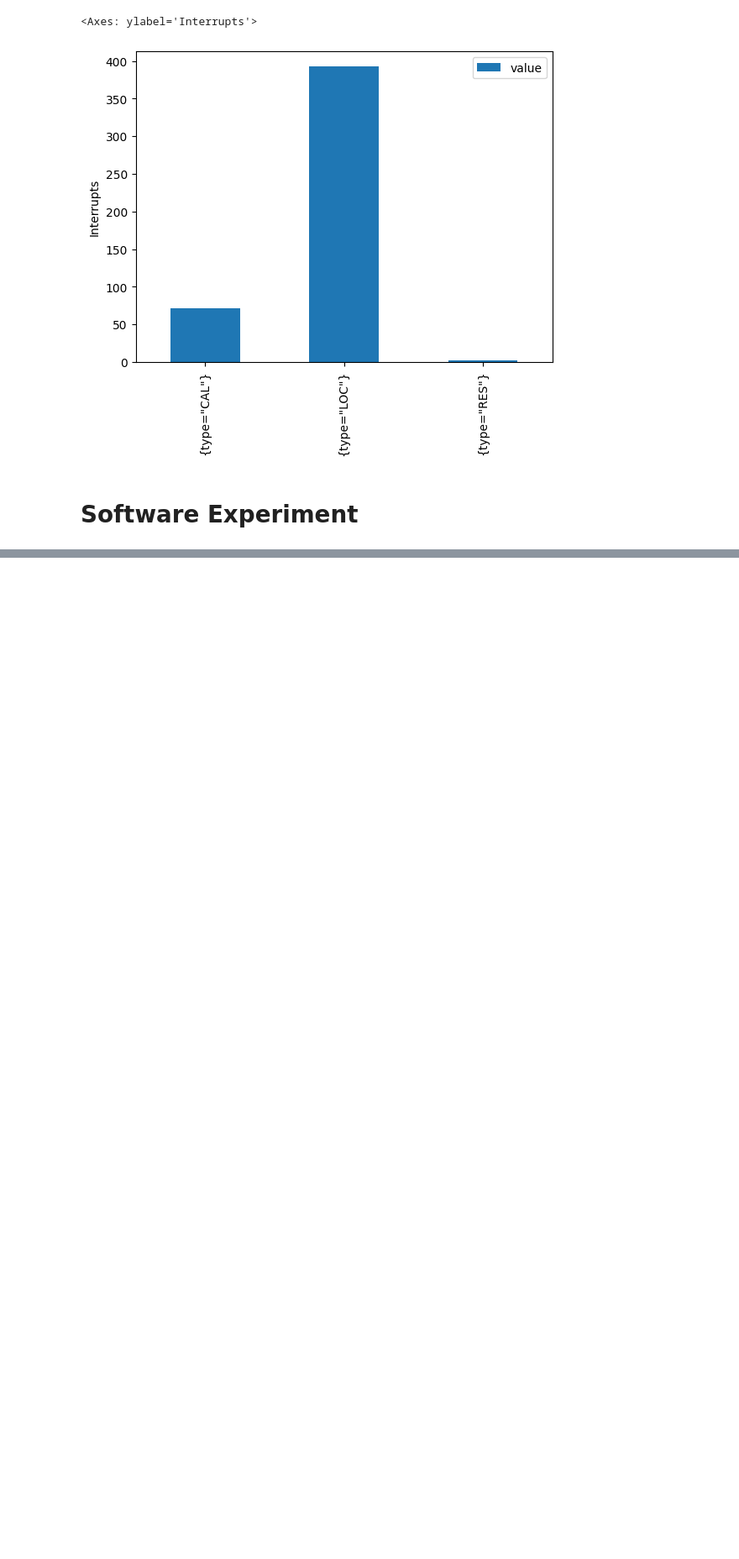
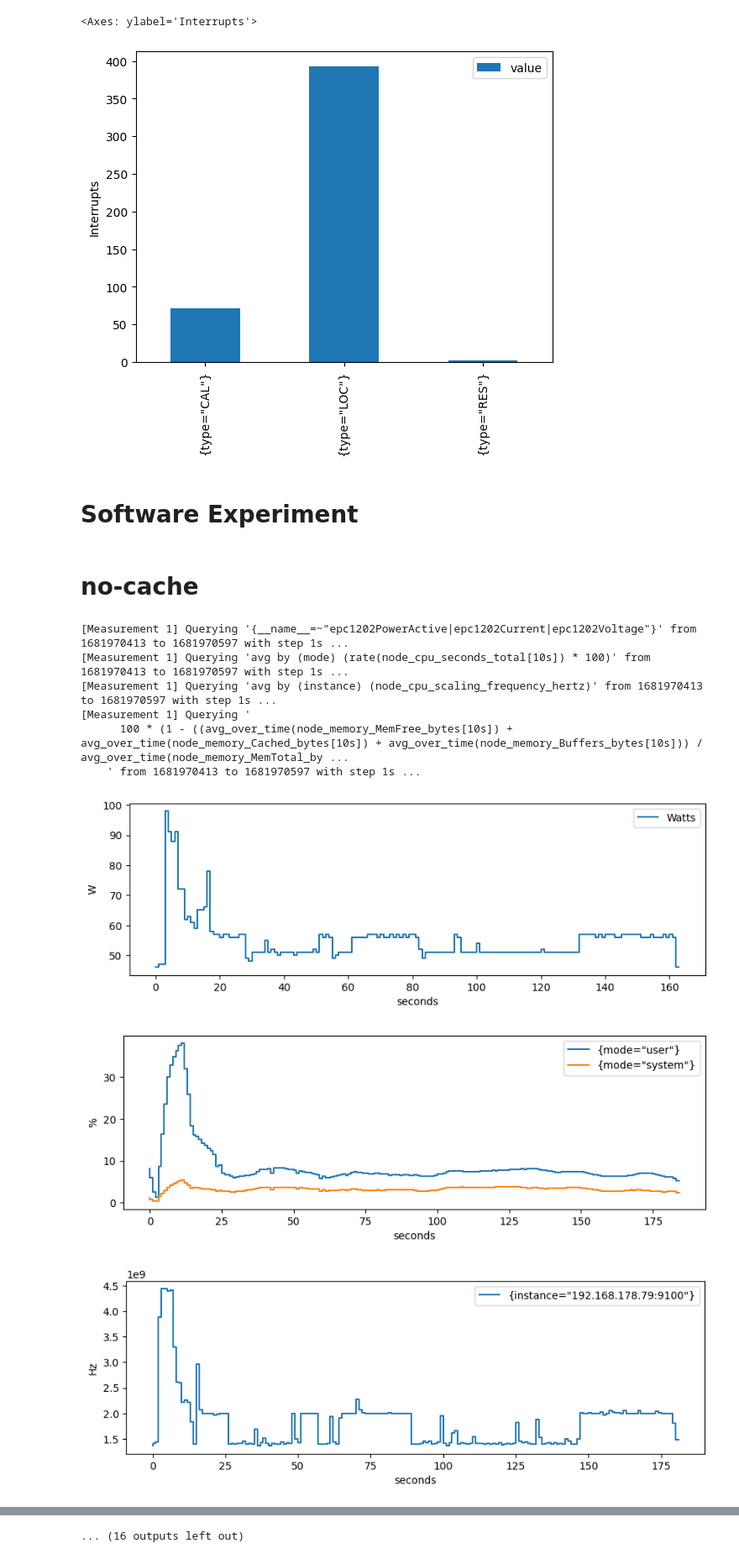
Before and after one commit to twobiers/software-architecture-sustainability-experiment, a Jupyter notebook: results/analysis.ipynb, the cells around one changed output, grey strips where cells are left out. Shown at 84% size. Saved outputs shown, nothing was run; the diff lists cells and outputs as text; code cells hidden in the pictures; blank space fills up the shorter version.

```diff
--- a/results/analysis.ipynb
+++ b/results/analysis.ipynb
@@ -136,6 +142,9 @@ def prepare_cpu_seconds_in_mode(measurement_dataframe):
 def prepare_cpu_utilization(measurement_dataframe):
     rng = DEFAULT_RANGE
     return prepare_dataframe(lambda start, duration, end: f"avg by (mode) (rate(node_cpu_seconds_total[{DEFAULT_RANGE}]) * 100)", measurement_dataframe)
+
+def prepare_cpu_frequency(measurement_dataframe):
+    return prepare_dataframe(lambda start, duration, end: "avg by (instance) (node_cpu_scaling_frequency_hertz)", measurement_dataframe)
 
 def prepare_memory_utilization(measurement_dataframe):
     rng = DEFAULT_RANGE
@@ -682,3 +687,56 @@ dtype: float64
 # %%
 # Those are the variants we have measured
 VARIANTS=["no-cache", "caffeine-cache", "redis-cache", "caffeine-redis-cache"]
+# %%
+data_measurement = pd.read_csv("benchmark-log.csv")
+
+for v in VARIANTS:
+    display(Markdown("# " + v))
+    df = data_measurement.loc[data_measurement['Variant'] == v]
+    power_metrics = prepare_power_metrics(df)
+    grouped_mean = power_metrics.groupby(by=['seconds']).mean()
+    grouped_mean.drop(['measurement'], inplace=True, axis=1)
+    grouped_mean.plot(drawstyle='steps',y='Watts',figsize=(10,3),ylabel='W')
+
+    cpu_utilization = prepare_cpu_utilization(df)
+    grouped_mean = cpu_utilization.groupby(by=['seconds']).mean()
+    grouped_mean.drop(['measurement'], inplace=True, axis=1)
+    grouped_mean.plot(y=['{mode="user"}','{mode="system"}'],drawstyle='steps',figsize=(10,3),ylabel='%')
+
+    cpu_frequency = prepare_cpu_frequency(df)
+    grouped_mean = cpu_frequency.groupby(by=['seconds']).mean()
+    grouped_mean.drop(['measurement'], inplace=True, axis=1)
+    grouped_mean.plot(drawstyle='steps',figsize=(10,3),ylabel='Hz')
+
+    memory_usage = prepare_memory_utilization(df)
+    grouped_mean = memory_usage.groupby(by=['seconds']).mean()
+    grouped_mean.drop(['measurement'], inplace=True, axis=1)
+    grouped_mean.plot(drawstyle='steps',figsize=(10,3),ylabel='%')
+
+    # interrupts = prepare_interrupts(df)
+    # grouped_mean = interrupts.groupby(level=0).mean()
+    # grouped_mean.drop(['measurement'], inplace=True, axis=1)
+    # display(grouped_mean)
+
+    # disk_io_rate = prepare_disk_io_rate(df)
+    # grouped_mean = disk_io_rate.groupby(by=['seconds']).mean()
+    # grouped_mean.drop(['measurement'], inplace=True, axis=1)
+    # grouped_mean.plot(drawstyle='steps',figsize=(10,3),ylabel='I/O seconds')
+
+    fg = sns.lmplot(
+        data=power_metrics.reset_index(), x="seconds", y="Watts", scatter=True
+    )
+    fg.set_xlabels("Time (s)")
+    fg.set_ylabels("Watts (W)")
+    plt.show(fg)
+# %% [output]
+# no-cache
+[Measurement 1] Querying '{__name__=~"epc1202PowerActive|epc1202Current|epc1202Voltage"}' from 1681970413 to 1681970597 with step 1s ...
+[Measurement 1] Querying 'avg by (mode) (rate(node_cpu_seconds_total[10s]) * 100)' from 1681970413 to 1681970597 with step 1s ...
+[Measurement 1] Querying 'avg by (instance) (node_cpu_scaling_frequency_hertz)' from 1681970413 to 1681970597 with step 1s ...
+[Measurement 1] Querying '
+      100 * (1 - ((avg_over_time(node_memory_MemFree_bytes[10s]) + avg_over_time(node_memory_Cached_bytes[10s]) + avg_over_time(node_memory_Buffers_bytes[10s])) / avg_over_time(node_memory_MemTotal_by ...
+    ' from 1681970413 to 1681970597 with step 1s ...
+[figure, added]
+[figure, added]
+[figure, added]
@@ -684,0 +755 @@ VARIANTS=["no-cache", "caffeine-cache", "redis-cache", "caffeine-redis-cache"]
+... (16 outputs left out)
```
Also changed, not shown: parts of 7 cells of this notebook.
